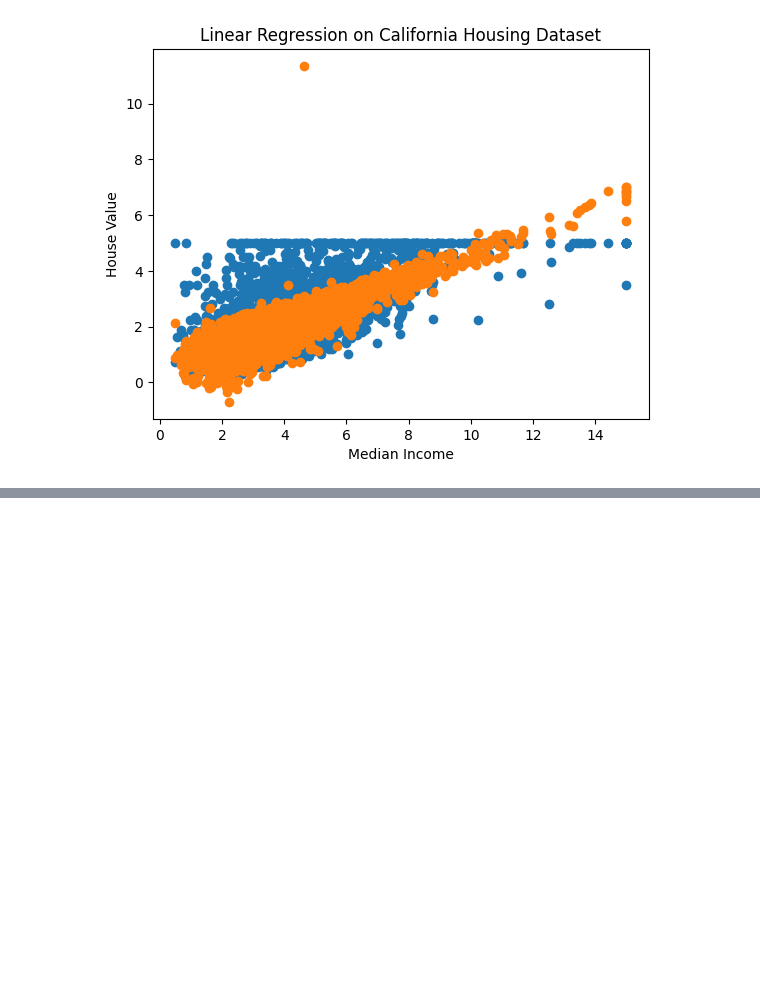
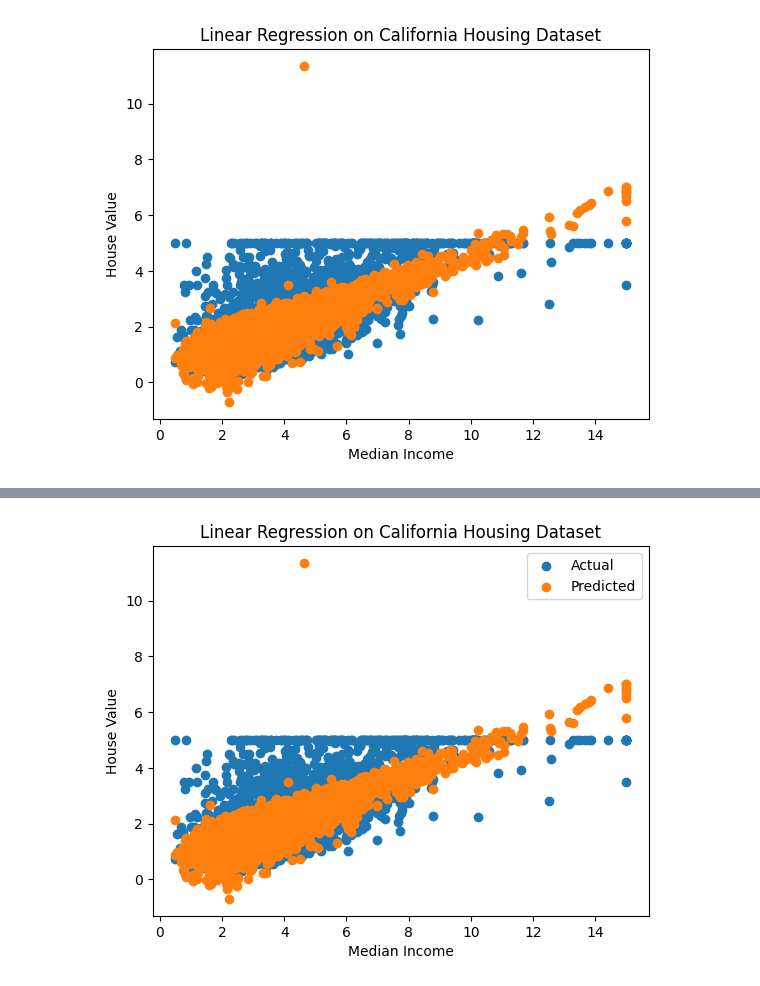
Before and after one commit to mudassirbeg/Mudassir_ML-Codes, a Jupyter notebook: Ml__pract_2.ipynb, the cells around one changed output, grey strips where cells are left out. Saved outputs shown, nothing was run; the diff lists cells and outputs as text; code cells hidden in the pictures; blank space fills up the shorter version.

```diff
--- a/Ml__pract_2.ipynb
+++ b/Ml__pract_2.ipynb
@@ -155,0 +197,10 @@ r2 = r2_score(y_test, y_pred)
+# %%
+plt.scatter(X_test['MedInc'], y_test, label="Actual")
+plt.scatter(X_test['MedInc'], y_pred, label="Predicted")
+plt.xlabel("Median Income")
+plt.ylabel("House Value")
+plt.title("Linear Regression on California Housing Dataset")
+plt.legend()
+plt.show()
+# %% [output]
+[figure, added]
```
Also changed, not shown: parts of 5 cells of this notebook.
